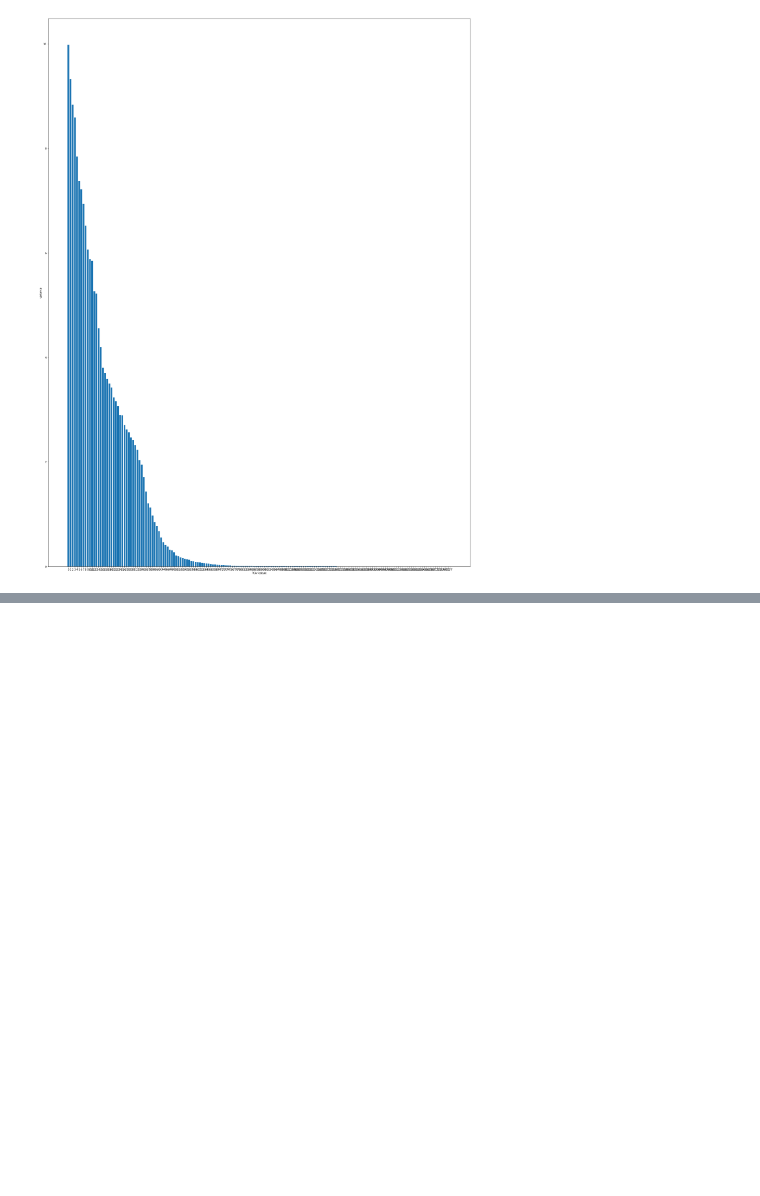
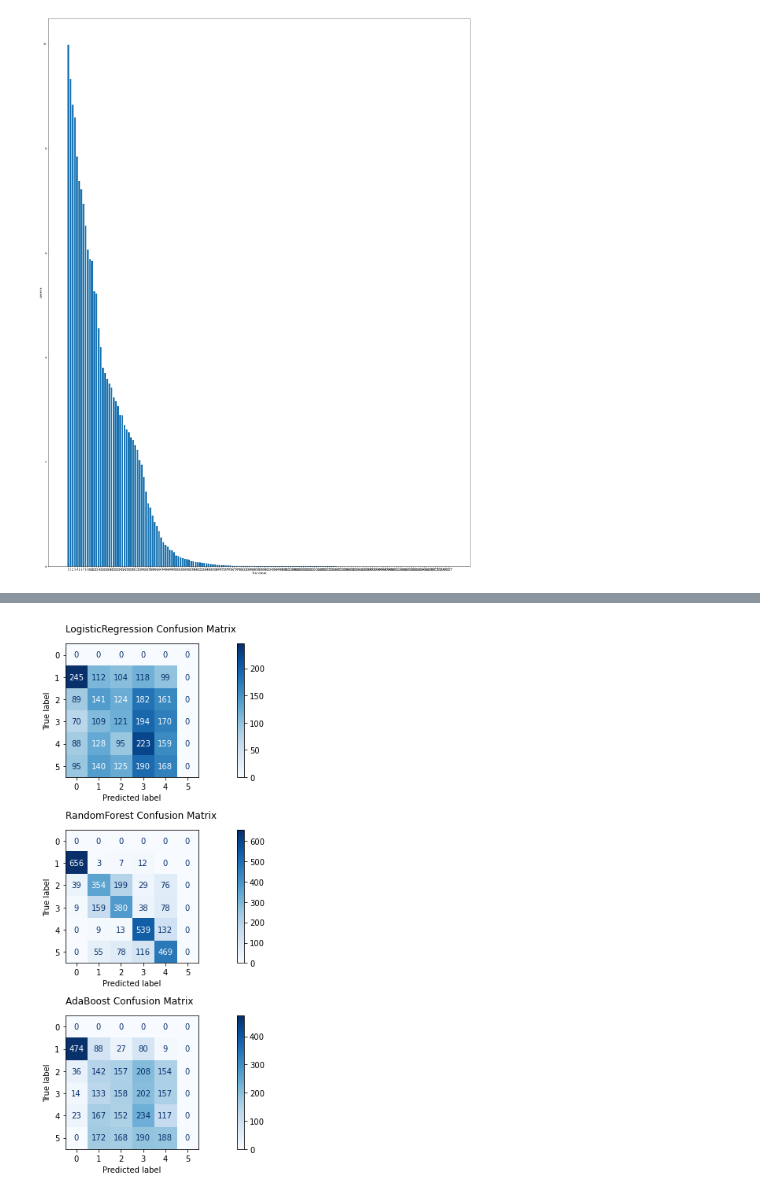
Before and after one commit to Br111t/epileptic, a Jupyter notebook: ESR_Preprocessing_Modeling.ipynb, the cells around one changed output, grey strips where cells are left out. Cells and saved outputs as stored; diff of their text form; code cells hidden in the pictures; blank space fills up the shorter version.

Commit message:
Added 3 different models, confusion matrices AUROC curve and f1 scores

```diff
--- a/ESR_Preprocessing_Modeling.ipynb
+++ b/ESR_Preprocessing_Modeling.ipynb
@@ -158,0 +114,3 @@ KeyError: 'Unnamed'
+# %%
+# LogisticRegression class probabilities
+lr_pipe, lry_pred, lrflat_ypred = pos_proba(lr, X_train, y_train, X_test)
@@ -158,0 +120,3 @@ KeyError: 'Unnamed'
+# %%
+# RandomForest class probabilities
+rf_pipe, rfy_pred, rfflat_ypred = pos_proba(rf, X_train, y_train, X_test)
@@ -158,0 +130,3 @@ KeyError: 'Unnamed'
+# %%
+# AdaBoost class probabilities
+ab_pipe, aby_pred, abflat_ypred = pos_proba(ab, X_train, y_train, X_test)
@@ -158,0 +143,35 @@ KeyError: 'Unnamed'
+# %%
+#Calculate confusion matrices
+
+# LogisticRegression class probabilities
+lr_cm = confusion_matrix(y_test, lrflat_ypred)
+
+# RandomForest class probabilities
+rf_cm = confusion_matrix(y_test, rfflat_ypred)
+
+# AdaBoost class probabilities
+ab_cm = confusion_matrix(y_test, abflat_ypred)
+# %%
+fig, axes = plt.subplots(3, 1, figsize=(14, 10))
+
+# plotting subplots
+lrd = ConfusionMatrixDisplay(confusion_matrix=lr_cm)
+lrd.plot(ax=axes[0], cmap=plt.cm.Blues)
+axes[0].set_title('LogisticRegression Confusion Matrix', loc='left', pad=15)
+
+rfd = ConfusionMatrixDisplay(confusion_matrix=rf_cm)
+rfd.plot(ax=axes[1], cmap=plt.cm.Blues)
+axes[1].set_title('RandomForest Confusion Matrix', loc='left', pad=15)
+
+abd = ConfusionMatrixDisplay(confusion_matrix=ab_cm)
+abd.plot(ax=axes[2], cmap=plt.cm.Blues)
+axes[2].set_title('AdaBoost Confusion Matrix', loc='left', pad=15)
+
+# automatically adjust padding horizontally
+# as well as vertically.
+plt.tight_layout()
+
+# display plot
+plt.show()
+# %% [output]
+[figure, added]
```
Also changed, not shown: parts of 18 cells of this notebook.
